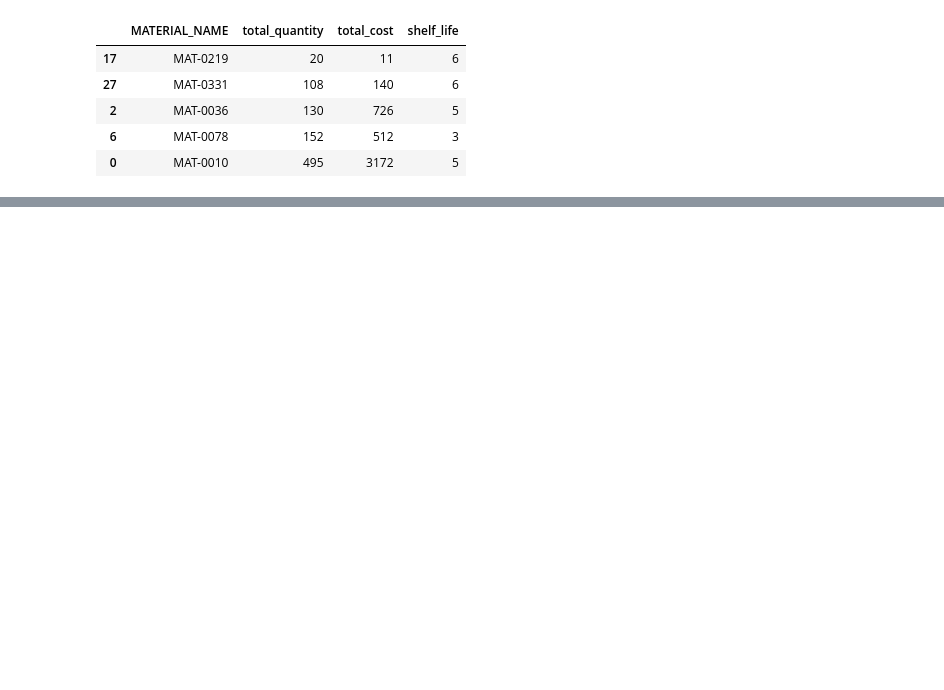
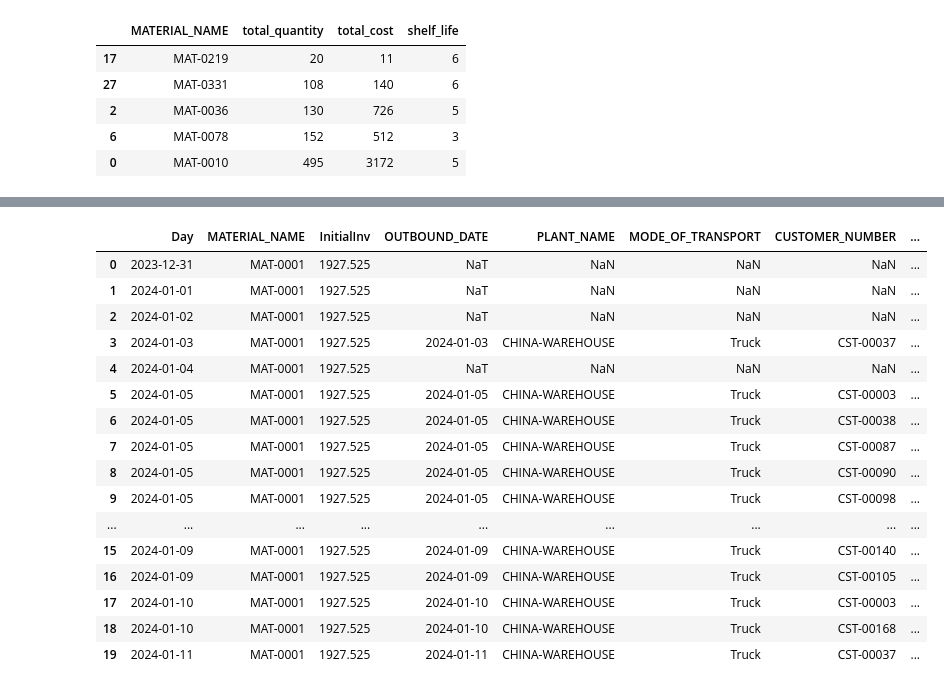
Before and after one commit to peter-parit/em-hackathon-notebooks, a Jupyter notebook: Notebooks/data-peter.ipynb, the cells around one changed output, grey strips where cells are left out. Cells and saved outputs as stored; diff of their text form; code cells hidden in the pictures; blank space fills up the shorter version.

```diff
--- a/Notebooks/data-peter.ipynb
+++ b/Notebooks/data-peter.ipynb
@@ -121,0 +190,3 @@ Timestamp('2025-06-30 00:00:00')
+# %%
+initial_div_1000 = initial_inv['InitialInv']/1000
+initial_inv['InitialInv'] = initial_div_1000
@@ -121,0 +242,3 @@ Timestamp('2025-06-30 00:00:00')
+# %%
+initial_inv_china = initial_inv[initial_inv['PLANT_NAME'] == 'CHINA-WAREHOUSE']
+initial_inv_singapore = initial_inv[initial_inv['PLANT_NAME'] == 'SINGAPORE-WAREHOUSE']
@@ -121,0 +259,24 @@ Timestamp('2025-06-30 00:00:00')
+# %%
+min_date = initial_inv_china['BALANCE_AS_OF_DATE'].min()
+max_date = pd.to_datetime("2024-12-31")
+full_dates = pd.date_range(min_date, max_date)
+
+# Cross join dates with material list
+materials = initial_inv_china['MATERIAL_NAME'].unique()
+date_df = pd.DataFrame({'Day': full_dates})
+mat_df = pd.DataFrame({'MATERIAL_NAME': materials})
+cross = date_df.merge(mat_df, how='cross')
+
+# Merge and forward fill
+daily_inv = cross.merge(
+    initial_inv_china,
+    left_on=['Day', 'MATERIAL_NAME'],
+    right_on=['BALANCE_AS_OF_DATE', 'MATERIAL_NAME'],
+    how='left'
+)
+daily_inv = daily_inv.sort_values(['MATERIAL_NAME', 'Day'])
+daily_inv['InitialInv'] = daily_inv.groupby('MATERIAL_NAME')['InitialInv'].ffill()
+
+# Clean up
+daily_inv = daily_inv[['Day', 'MATERIAL_NAME', 'InitialInv']]
+daily_inv
@@ -121,0 +299,4 @@ Timestamp('2025-06-30 00:00:00')
+# %%
+# convert OUTBOUND_DATE to timestamp format
+outbound_grouped['OUTBOUND_DATE'] = pd.to_datetime(outbound_grouped['OUTBOUND_DATE'], format='%Y/%m/%d')
+outbound_grouped
@@ -121,0 +317,27 @@ Timestamp('2025-06-30 00:00:00')
+# %%
+# merge daily_inv with outbound_grouped on OUTBOUND_DATE and day, with MATERIAL_NAME and show total_quantity column
+daily_inv_merge = daily_inv.merge(
+    outbound_grouped,
+    left_on=['Day', 'MATERIAL_NAME'],
+    right_on=['OUTBOUND_DATE', 'MATERIAL_NAME'],
+    how='left'
+)
+daily_inv_merge.head(20)
+# %% [output]
+|  | Day | MATERIAL_NAME | InitialInv | OUTBOUND_DATE | PLANT_NAME | MODE_OF_TRANSPORT | CUSTOMER_NUMBER | ... |
+| 0 | 2023-12-31 | MAT-0001 | 1927.525 | NaT | NaN | NaN | NaN | ... |
+| 1 | 2024-01-01 | MAT-0001 | 1927.525 | NaT | NaN | NaN | NaN | ... |
+| 2 | 2024-01-02 | MAT-0001 | 1927.525 | NaT | NaN | NaN | NaN | ... |
+| 3 | 2024-01-03 | MAT-0001 | 1927.525 | 2024-01-03 | CHINA-WAREHOUSE | Truck | CST-00037 | ... |
+| 4 | 2024-01-04 | MAT-0001 | 1927.525 | NaT | NaN | NaN | NaN | ... |
+| 5 | 2024-01-05 | MAT-0001 | 1927.525 | 2024-01-05 | CHINA-WAREHOUSE | Truck | CST-00003 | ... |
+| 6 | 2024-01-05 | MAT-0001 | 1927.525 | 2024-01-05 | CHINA-WAREHOUSE | Truck | CST-00038 | ... |
+| 7 | 2024-01-05 | MAT-0001 | 1927.525 | 2024-01-05 | CHINA-WAREHOUSE | Truck | CST-00087 | ... |
+| 8 | 2024-01-05 | MAT-0001 | 1927.525 | 2024-01-05 | CHINA-WAREHOUSE | Truck | CST-00090 | ... |
+| 9 | 2024-01-05 | MAT-0001 | 1927.525 | 2024-01-05 | CHINA-WAREHOUSE | Truck | CST-00098 | ... |
+| ... | ... | ... | ... | ... | ... | ... | ... | ... |
+| 15 | 2024-01-09 | MAT-0001 | 1927.525 | 2024-01-09 | CHINA-WAREHOUSE | Truck | CST-00140 | ... |
+| 16 | 2024-01-09 | MAT-0001 | 1927.525 | 2024-01-09 | CHINA-WAREHOUSE | Truck | CST-00105 | ... |
+| 17 | 2024-01-10 | MAT-0001 | 1927.525 | 2024-01-10 | CHINA-WAREHOUSE | Truck | CST-00003 | ... |
+| 18 | 2024-01-10 | MAT-0001 | 1927.525 | 2024-01-10 | CHINA-WAREHOUSE | Truck | CST-00168 | ... |
+| 19 | 2024-01-11 | MAT-0001 | 1927.525 | 2024-01-11 | CHINA-WAREHOUSE | Truck | CST-00037 | ... |
```
Also changed, not shown: parts of 17 cells of this notebook, 4 other files.
